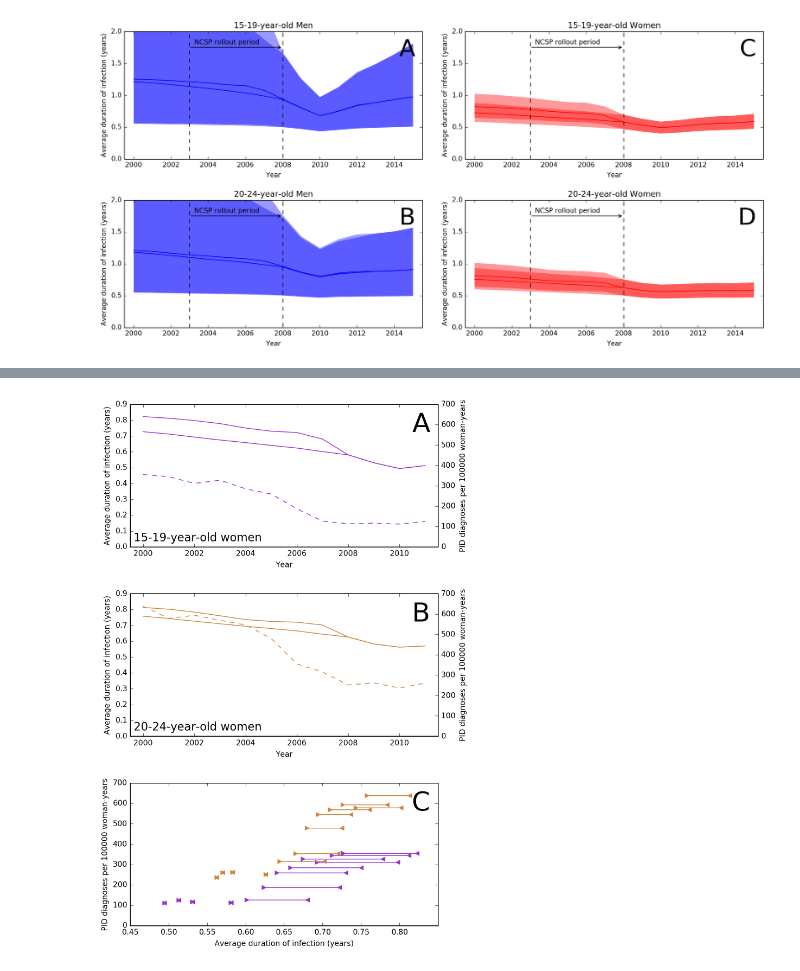
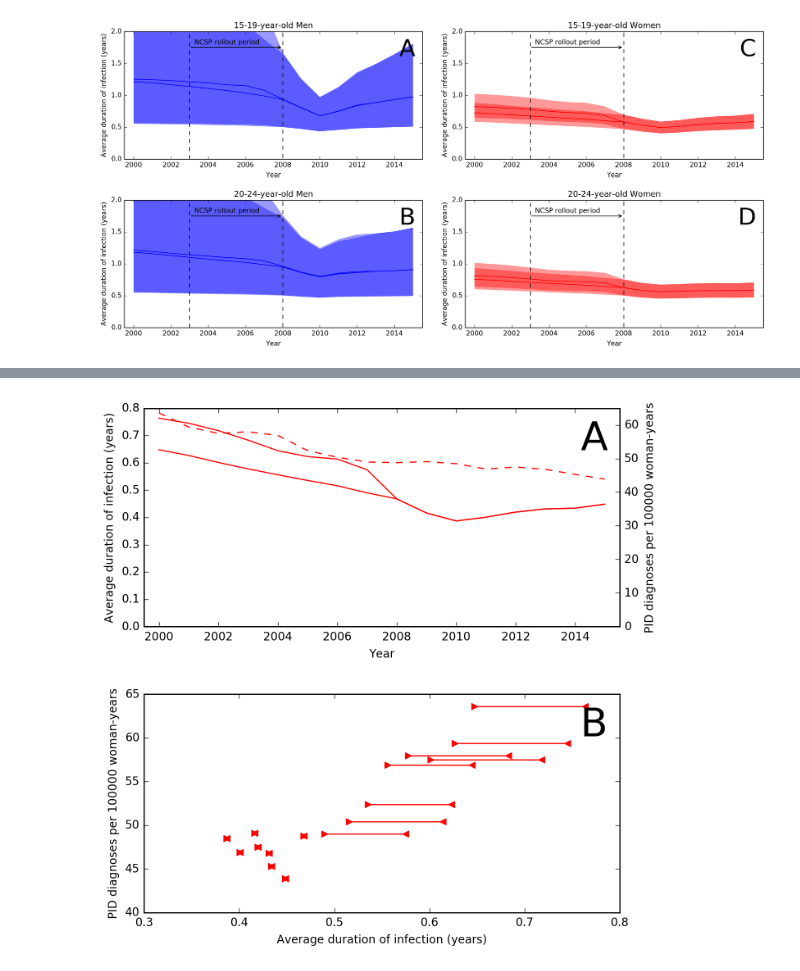
Before and after one commit to joanna-lewis/ct_trends, a Jupyter notebook: ct_trends.ipynb, the cells around one changed output, grey strips where cells are left out. Cells and saved outputs as stored; diff of their text form; code cells hidden in the pictures.

Commit message:
Update data for PID diagnoses, and compare to prevalence in 15-24-year-olds

```diff
--- a/ct_trends.ipynb
+++ b/ct_trends.ipynb
@@ -588,96 +675,50 @@ pid_20_24 = array([638.3678001, 578.6181112, 593.8733509, 569.0835864, 546.20072
+# %%
+# PID figures for 2000-2015
+# available at http://stats.oecd.org/Index.aspx?DataSetCode=HEALTH_PROC#
+# Checked 1 August 2017
+
+pid = array([63.6, 59.4, 57.5, 58, 56.9, 52.4, 50.4, 49, 48.8, 49.1, 48.5, 46.9, 47.5, 46.8, 45.3, 43.9])
 # %%
 from mpl_toolkits.axes_grid.anchored_artists import AnchoredText
 
-fig = plt.figure(figsize = (7, 10.5))
+fig = plt.figure(figsize = (7, 7))
 plt.rc("savefig", dpi=200) # set resolution
 
 # Women, 15-19 years
-ax1 = fig.add_subplot(311)
-ax1.plot(array(range(2000,2012)), percentile(prev_f_min/inc_f_min, 50, 2)[:12,0], 'darkorchid')
-# ax2.fill_between(
-#     array(range(2000,2016)), percentile(prev_f_min/inc_f_min, 2.5, 2)[:,0], percentile(prev_f_min/inc_f_min, 97.5, 2)[:,0],
-#     color='r', edgecolor='none', alpha=0.5)
-ax1.plot(array(range(2000,2012)), percentile(prev_f_max/inc_f_max, 50, 2)[:12,0], 'darkorchid')
-# ax2.fill_between(
-#     array(range(2000,2016)), percentile(prev_f_max/inc_f_max, 2.5, 2)[:,0], percentile(prev_f_max/inc_f_max, 97.5, 2)[:,0],
-#     color='r', edgecolor='none', alpha=0.5)
-ax1.set_xlim([1999.5,2011.5])
-ax1.set_ylim([0,0.9])
+ax1 = fig.add_subplot(211)
+ax1.plot(array(range(2000,2016)), percentile(prev_f_15_24_min/inc_f_15_24_min, 50, 1), 'red')
+ax1.plot(array(range(2000,2016)), percentile(prev_f_15_24_max/inc_f_15_24_max, 50, 1), 'red')
+ax1.set_xlim([1999.5,2015.5])
+ax1.set_ylim([0,0.8])
 ax1.set_xlabel('Year')
 ax1.set_ylabel('Average duration of infection (years)')
-#ax1.set_title('Women')
-#ax1.plot([2003,2003,2008,2008],[0,10,10,0],'--k')
-#ax1.annotate("", xy=(2003, 0.085), xycoords='data', xytext=(2008, 0.085), textcoords='data',
-#             arrowprops=dict(arrowstyle="<-", connectionstyle="arc3"))
-#ax1.text(2003.25, 0.15, 'NCSP rollout period')
 
 ax1r = ax1.twinx()
-ax1r.plot(array(range(2000,2012)), pid_15_19, '--', color='darkorchid')
+ax1r.plot(array(range(2000,2016)), pid, '--', color='red')
 ax1r.set_ylabel('PID diagnoses per 100000 woman-years')
-ax1r.set_ylim([0, 700])
-ax1r.set_xlim([1999.5,2011.5])
+ax1r.set_ylim([0, 65])
+ax1r.set_xlim([1999.5,2015.5])
 
 at = AnchoredText("A", prop=dict(size=35), pad=0.3, borderpad=0, loc=1, frameon=False)
 ax1.add_artist(at)
 
-at = AnchoredText("15-19-year-old women", prop=dict(size=15), pad=0.3, borderpad=0, loc=3, frameon=False)
-ax1.add_artist(at)
+# scatter plot
+ax2 = fig.add_subplot(212)
 
-# Women, 20-24 years
-ax2 = fig.add_subplot(312)
-ax2.plot(array(range(2000,2012)), percentile(prev_f_min/inc_f_min, 50, 2)[:12,1], 'peru')
-# ax2.fill_between(
-#     array(range(2000,2016)), percentile(prev_f_min/inc_f_min, 2.5, 2)[:,0], percentile(prev_f_min/inc_f_min, 97.5, 2)[:,0],
-#     color='r', edgecolor='none', alpha=0.5)
-ax2.plot(array(range(2000,2012)), percentile(prev_f_max/inc_f_max, 50, 2)[:12,1], 'peru')
-# ax2.fill_between(
-#     array(range(2000,2016)), percentile(prev_f_max/inc_f_max, 2.5, 2)[:,0], percentile(prev_f_max/inc_f_max, 97.5, 2)[:,0],
-#     color='r', edgecolor='none', alpha=0.5)
-ax2.set_xlim([1999.5,2011.5])
-ax2.set_ylim([0,0.9])
-ax2.set_xlabel('Year')
-ax2.set_ylabel('Average duration of infection (years)')
-#ax2.set_title('Women')
-#ax2.plot([2003,2003,2008,2008],[0,10,10,0],'--k')
-#ax2.annotate("", xy=(2003, 0.085), xycoords='data', xytext=(2008, 0.085), textcoords='data',
-#             arrowprops=dict(arrowstyle="<-", connectionstyle="arc3"))
-#ax2.text(2003.25, 0.15, 'NCSP rollout period')
+ax2.plot(percentile(prev_f_15_24_min/inc_f_15_24_min, 50, 1), pid, '<', mfc = 'r', mec='r')
+ax2.plot(percentile(prev_f_15_24_max/inc_f_15_24_max, 50, 1), pid, '>', mfc = 'r', mec='r')
+ax2.plot(array([percentile(prev_f_15_24_min/inc_f_15_24_min, 50, 1), percentile(prev_f_15_24_max/inc_f_15_24_max, 50, 1)]),
+    array([pid, pid]),
+    'r')
 
-ax2r = ax2.twinx()
-ax2r.plot(array(range(2000,2012)), pid_20_24, '--', color='peru')
-ax2r.set_ylabel('PID diagnoses per 100000 woman-years')
-ax2r.set_ylim([0, 700])
-ax2r.set_xlim([1999.5,2011.5])
+ax2.set_xlabel('Average duration of infection (years)')
+ax2.set_ylabel('PID diagnoses per 100000 woman-years')
+ax2.set_xlim([0.3, 0.8])
+ax2.set_ylim([40, 65])
 
 at = AnchoredText("B", prop=dict(size=35), pad=0.3, borderpad=0, loc=1, frameon=False)
 ax2.add_artist(at)
 
-at = AnchoredText("20-24-year-old women", prop=dict(size=15), pad=0.3, borderpad=0, loc=3, frameon=False)
-ax2.add_artist(at)
-
-# scatter plot
-ax3 = fig.add_subplot(313)
-
-ax3.plot(percentile(prev_f_min/inc_f_min, 50, 2)[:12,0], pid_15_19, '<', mfc = 'darkorchid', mec='darkorchid')
-ax3.plot(percentile(prev_f_max/inc_f_max, 50, 2)[:12,0], pid_15_19, '>', mfc = 'darkorchid', mec='darkorchid')
-ax3.plot(array([percentile(prev_f_min/inc_f_min, 50, 2)[:12,0], percentile(prev_f_max/inc_f_max, 50, 2)[:12,0]]),
-    array([pid_15_19, pid_15_19]),
-    'darkorchid')
-
-ax3.plot(percentile(prev_f_min/inc_f_min, 50, 2)[:12,1], pid_20_24, '<', mfc='peru', mec='peru')
-ax3.plot(percentile(prev_f_max/inc_f_max, 50, 2)[:12,1], pid_20_24, '>', mfc = 'peru', mec='peru')
-ax3.plot(array([percentile(prev_f_min/inc_f_min, 50, 2)[:12,1], percentile(prev_f_max/inc_f_max, 50, 2)[:12,1]]),
-    array([pid_20_24, pid_20_24]),
-    'peru')
-
-ax3.set_xlabel('Average duration of infection (years)')
-ax3.set_ylabel('PID diagnoses per 100000 woman-years')
-ax3.set_xlim([0.45, 0.85])
-ax3.set_ylim([0, 700])
-
-at = AnchoredText("C", prop=dict(size=35), pad=0.3, borderpad=0, loc=1, frameon=False)
-ax3.add_artist(at)
-
 plt.tight_layout(h_pad=2, w_pad=3)
 # %% [output]
-[figure, old version]
+[figure, new version]
```
Also changed, not shown: parts of 4 cells of this notebook.
